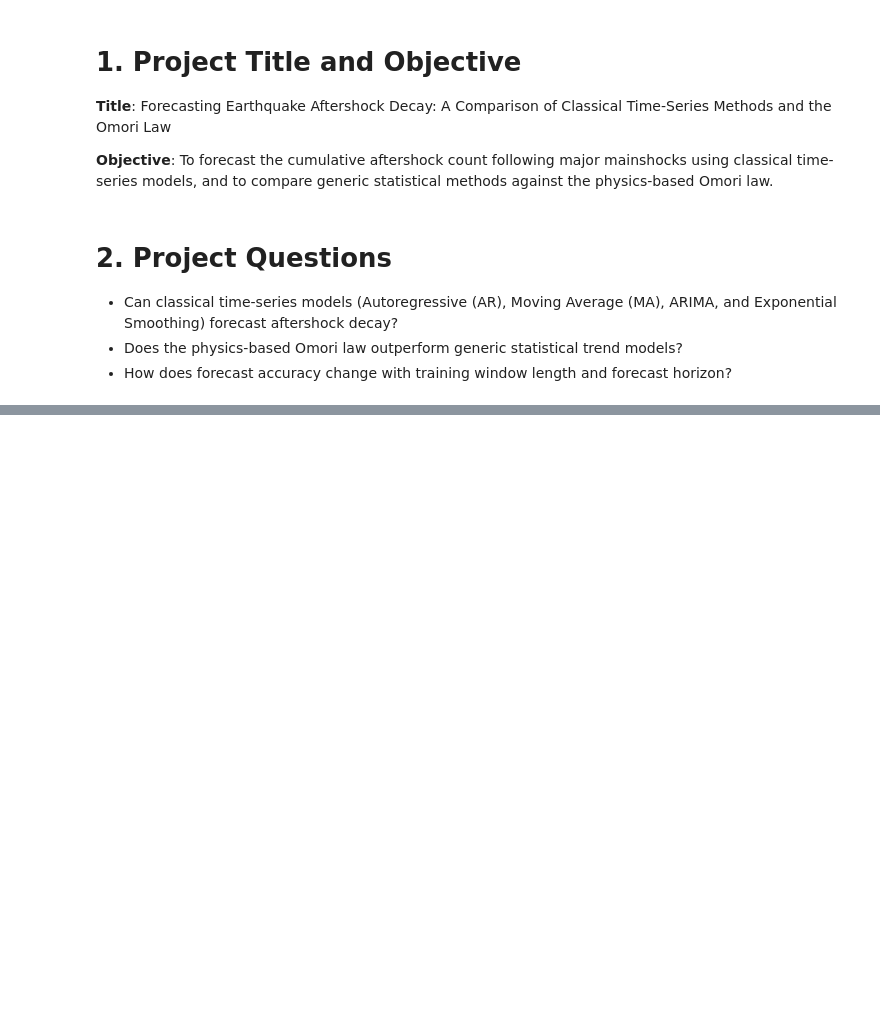
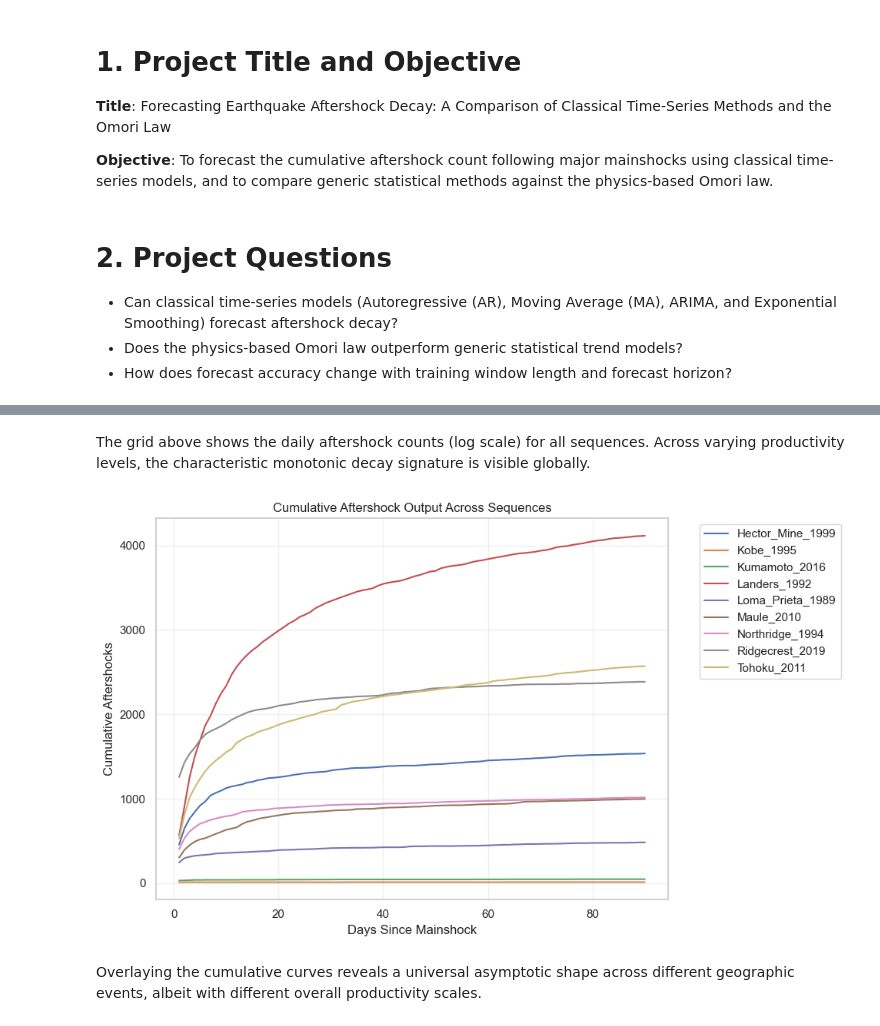
Before and after one commit to cronenberg64/aftershock-decay-forecasting, a Jupyter notebook: notebooks/capstone_main.ipynb, the cells around one changed output, grey strips where cells are left out. Cells and saved outputs as stored; diff of their text form; code cells hidden in the pictures; blank space fills up the shorter version.

```diff
--- a/notebooks/capstone_main.ipynb
+++ b/notebooks/capstone_main.ipynb
@@ -239,0 +169,21 @@ This notebook serves as the final executed report covering the entire end-to-end
+# %% [markdown]
+The grid above shows the daily aftershock counts (log scale) for all sequences. Across varying productivity levels, the characteristic monotonic decay signature is visible globally.
+# %%
+# Cumulative count curves for all sequences
+plt.figure(figsize=(10, 6))
+for f in daily_files:
+    seq_name = f.replace('_sequences_daily.parquet', '')
+    df = pd.read_parquet(os.path.join(PROJECT_ROOT, 'data', 'processed', f))
+    plt.plot(df['days_since_mainshock'], df['cumulative_count'], label=seq_name)
+
+plt.title("Cumulative Aftershock Output Across Sequences")
+plt.xlabel("Days Since Mainshock")
+plt.ylabel("Cumulative Aftershocks")
+plt.legend(bbox_to_anchor=(1.05, 1), loc='upper left')
+plt.grid(True, alpha=0.3)
+plt.tight_layout()
+plt.show()
+# %% [output]
+[figure, added]
+# %% [markdown]
+Overlaying the cumulative curves reveals a universal asymptotic shape across different geographic events, albeit with different overall productivity scales.
```
Also changed, not shown: parts of 71 cells of this notebook, 4 other files.
